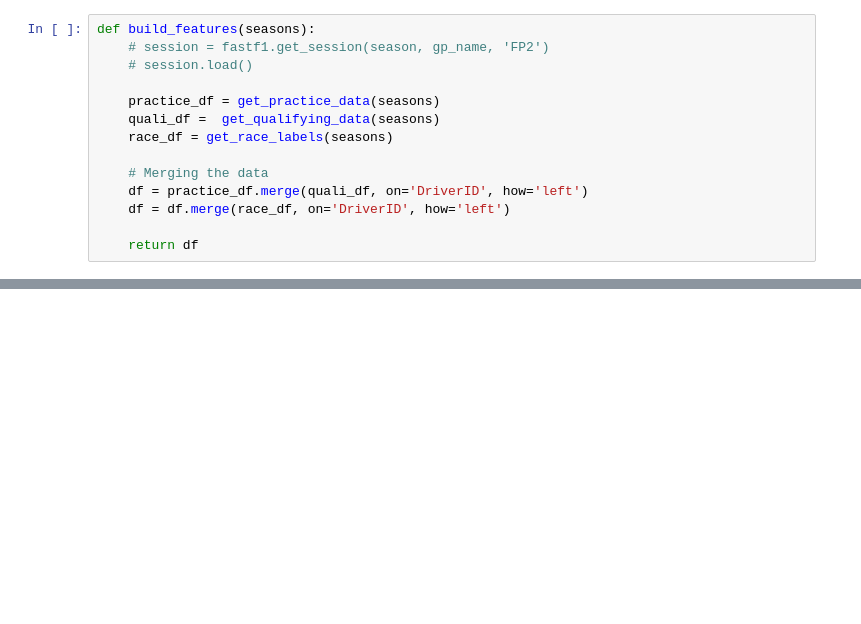
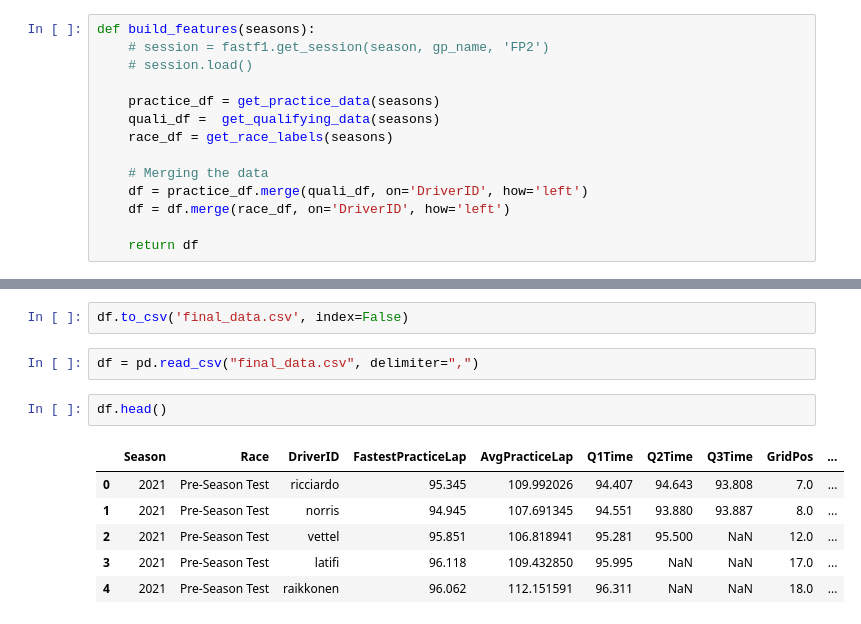
Before and after one commit to umarsajjad1992/F1-Race-Win-Predictor, a Jupyter notebook: F1 Race Win Predictor.ipynb, the cells around one changed output, grey strips where cells are left out. Saved outputs shown, nothing was run; the diff lists cells and outputs as text; blank space fills up the shorter version.

```diff
--- a/F1 Race Win Predictor.ipynb
+++ b/F1 Race Win Predictor.ipynb
@@ -473,0 +547,13 @@ features_df
+# %%
+df.to_csv('final_data.csv', index=False)
+# %%
+df = pd.read_csv("final_data.csv", delimiter=",")
+# %%
+df.head()
+# %% [output]
+|  | Season | Race | DriverID | FastestPracticeLap | AvgPracticeLap | Q1Time | Q2Time | Q3Time | GridPos | ... |
+| 0 | 2021 | Pre-Season Test | ricciardo | 95.345 | 109.992026 | 94.407 | 94.643 | 93.808 | 7.0 | ... |
+| 1 | 2021 | Pre-Season Test | norris | 94.945 | 107.691345 | 94.551 | 93.880 | 93.887 | 8.0 | ... |
+| 2 | 2021 | Pre-Season Test | vettel | 95.851 | 106.818941 | 95.281 | 95.500 | NaN | 12.0 | ... |
+| 3 | 2021 | Pre-Season Test | latifi | 96.118 | 109.432850 | 95.995 | NaN | NaN | 17.0 | ... |
+| 4 | 2021 | Pre-Season Test | raikkonen | 96.062 | 112.151591 | 96.311 | NaN | NaN | 18.0 | ... |
```
Also changed, not shown: parts of 35 cells of this notebook, 4 other files.
